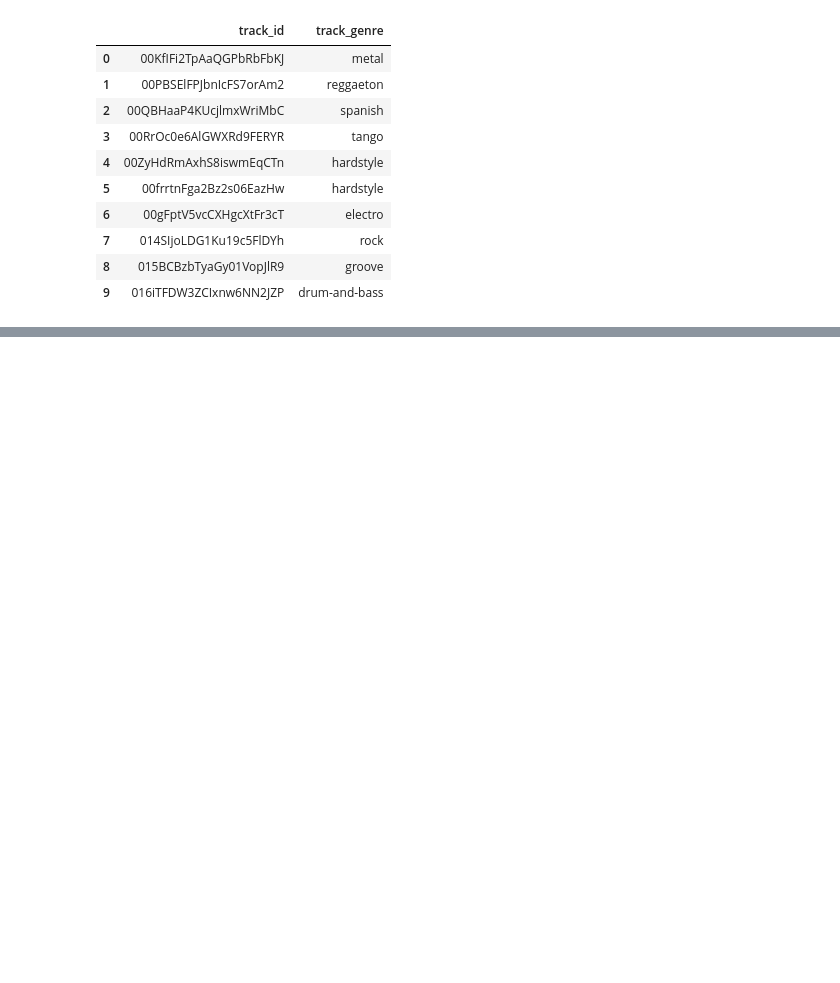
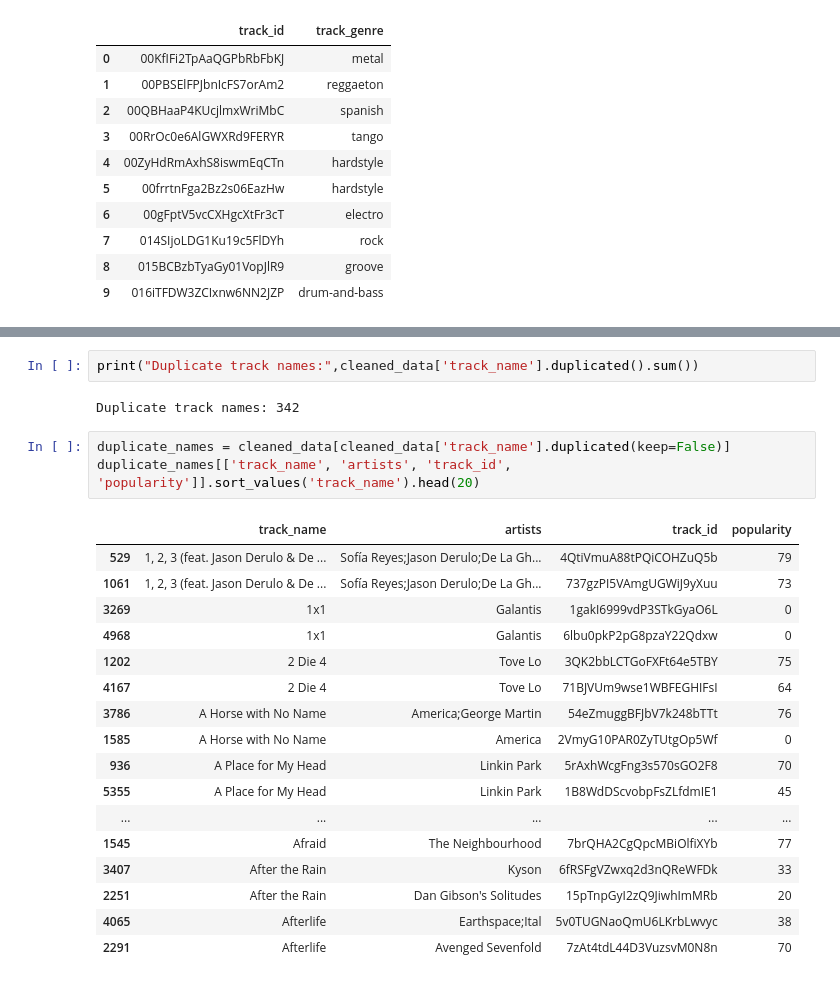
Before and after one commit to aswathy325/Music-Recommendation-ML-Project, a Jupyter notebook: NOTEBOOK/MUSIC_RECOMMENDATION.ipynb, the cells around one changed output, grey strips where cells are left out. Drawn from its saved outputs; the diff is of its cells as text; blank space fills up the shorter version.

```diff
--- a/NOTEBOOK/MUSIC_RECOMMENDATION.ipynb
+++ b/NOTEBOOK/MUSIC_RECOMMENDATION.ipynb
@@ -334,0 +437,25 @@ genre_mapping.head(10)
+# %%
+print("Duplicate track names:",cleaned_data['track_name'].duplicated().sum())
+# %% [output]
+Duplicate track names: 342
+# %%
+duplicate_names = cleaned_data[cleaned_data['track_name'].duplicated(keep=False)]
+duplicate_names[['track_name', 'artists', 'track_id', 'popularity']].sort_values('track_name').head(20)
+# %% [output]
+|  | track_name | artists | track_id | popularity |
+| 529 | 1, 2, 3 (feat. Jason Derulo & De ... | Sofía Reyes;Jason Derulo;De La Gh... | 4QtiVmuA88tPQiCOHZuQ5b | 79 |
+| 1061 | 1, 2, 3 (feat. Jason Derulo & De ... | Sofía Reyes;Jason Derulo;De La Gh... | 737gzPI5VAmgUGWiJ9yXuu | 73 |
+| 3269 | 1x1 | Galantis | 1gakI6999vdP3STkGyaO6L | 0 |
+| 4968 | 1x1 | Galantis | 6lbu0pkP2pG8pzaY22Qdxw | 0 |
+| 1202 | 2 Die 4 | Tove Lo | 3QK2bbLCTGoFXFt64e5TBY | 75 |
+| 4167 | 2 Die 4 | Tove Lo | 71BJVUm9wse1WBFEGHIFsI | 64 |
+| 3786 | A Horse with No Name | America;George Martin | 54eZmuggBFJbV7k248bTTt | 76 |
+| 1585 | A Horse with No Name | America | 2VmyG10PAR0ZyTUtgOp5Wf | 0 |
+| 936 | A Place for My Head | Linkin Park | 5rAxhWcgFng3s570sGO2F8 | 70 |
+| 5355 | A Place for My Head | Linkin Park | 1B8WdDScvobpFsZLfdmIE1 | 45 |
+| ... | ... | ... | ... | ... |
+| 1545 | Afraid | The Neighbourhood | 7brQHA2CgQpcMBiOlfiXYb | 77 |
+| 3407 | After the Rain | Kyson | 6fRSFgVZwxq2d3nQReWFDk | 33 |
+| 2251 | After the Rain | Dan Gibson's Solitudes | 15pTnpGyI2zQ9JiwhImMRb | 20 |
+| 4065 | Afterlife | Earthspace;Ital | 5v0TUGNaoQmU6LKrbLwvyc | 38 |
+| 2291 | Afterlife | Avenged Sevenfold | 7zAt4tdL44D3VuzsvM0N8n | 70 |
```
Also changed, not shown: parts of 11 cells of this notebook.
